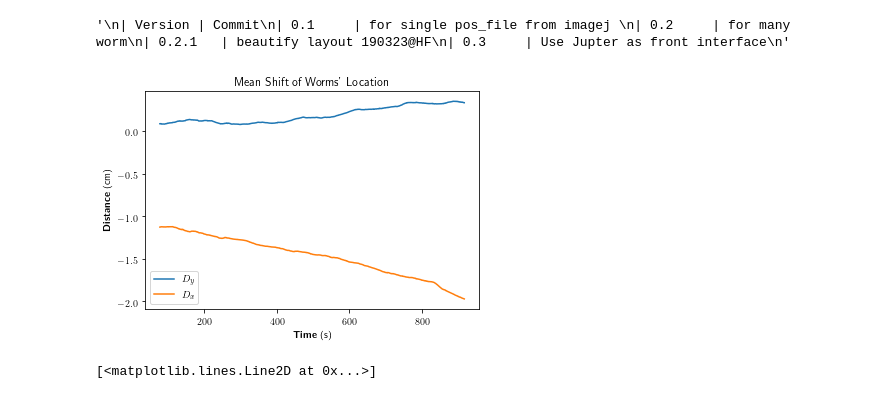
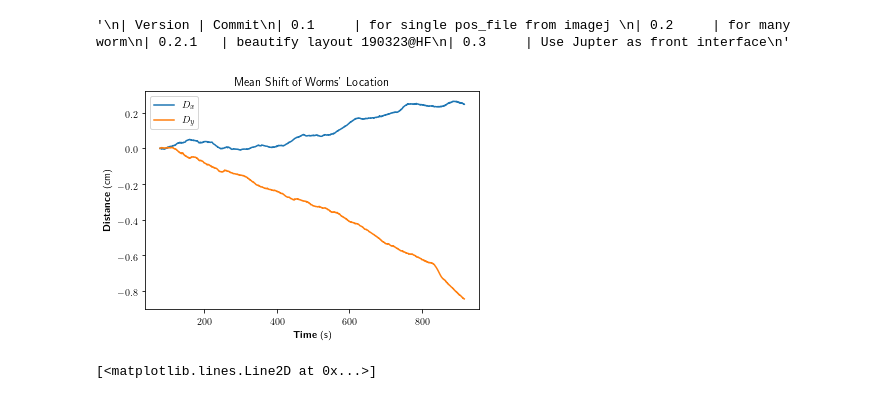
Before and after one commit to ZXY1231/WormTrack, a Jupyter notebook: dist_move.ipynb, the cells around one changed output. Saved outputs shown, nothing was run; the diff lists cells and outputs as text; code cells hidden in the pictures.

```diff
--- a/dist_move.ipynb
+++ b/dist_move.ipynb
@@ -64,22 +65,25 @@ lim = 6.5 # 6cm
 # %%
 # Calculate the mean in horitional and vertical
 mean_t = np.zeros([2, t_total])
+
+#pos_dat = pos_dat - pos_dat[:, 0, :]
+
 for t_i in range(0, t_total):
-    mean_t[0][t_i] = np.mean(pos_dat[:, t_i, 1]) # x
-    mean_t[1][t_i] = np.mean(pos_dat[:, t_i, 0]) # y
+    mean_t[0][t_i] = np.mean(pos_dat[:, t_i, 1] - pos_dat[:, -1, 1]) # x
+    mean_t[1][t_i] = np.mean(pos_dat[:, t_i, 0] - pos_dat[:, -1, 0]) # y
 # %%
 plt.figure(2)
 plt.rc('text', usetex=True)
 
-plt.plot(t_label, mean_t[0], label=r'\textit{$D_y$}')
-plt.plot(t_label, mean_t[1], label=r'\textit{$D_x$}')
+plt.plot(t_label, mean_t[0], label=r'\textit{$D_x$}')
+plt.plot(t_label, mean_t[1], label=r'\textit{$D_y$}')
 plt.ylabel(r'\textbf{Distance} (cm)')
 plt.xlabel(r'\textbf{Time} (s)')
 plt.legend()
 plt.title("Mean Shift of Worms' Location")
 plt.savefig(out_dir+'/MeanShit.png', dpi=200)
 # %% [output]
-[figure, old version]
+[figure, new version]
 # %%
 # %% [output]
 [<matplotlib.lines.Line2D at 0x...>]
```
Also changed, not shown: parts of 5 cells of this notebook, 6 other files.
